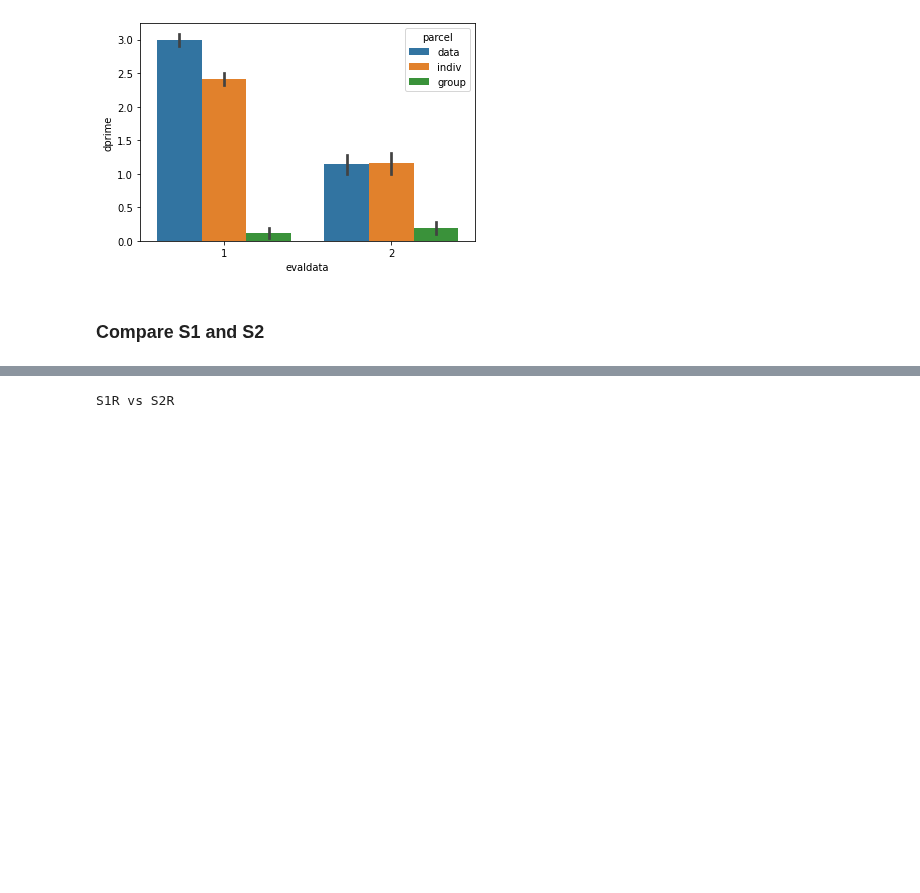
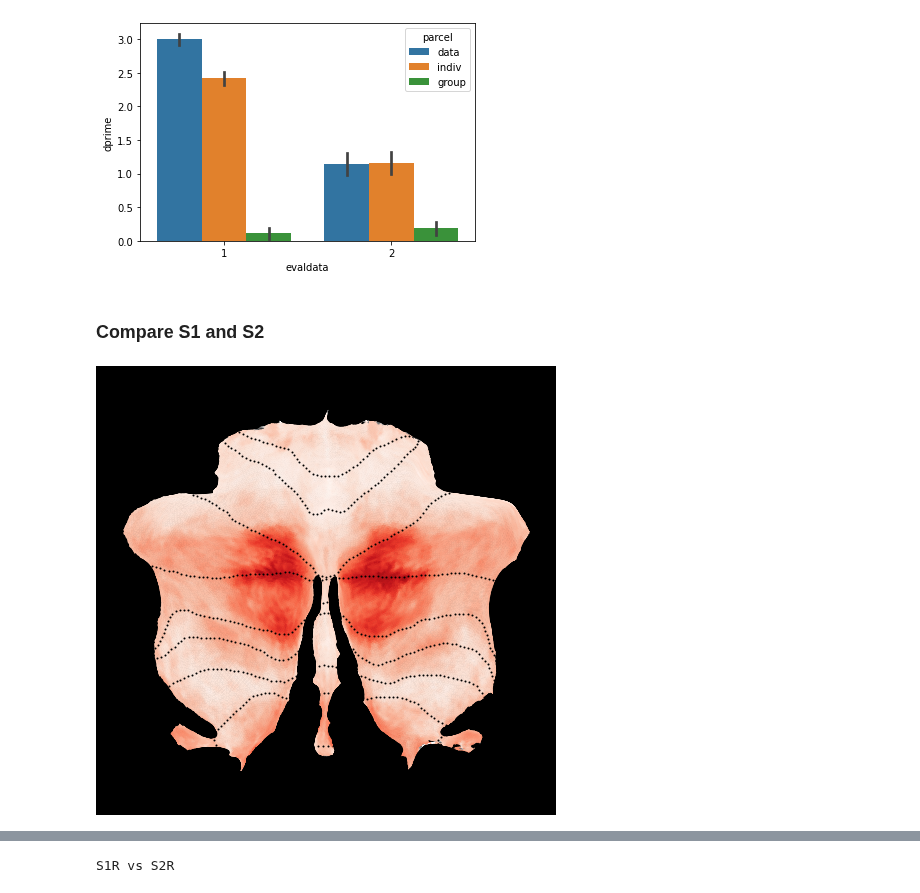
Before and after one commit to DiedrichsenLab/ProbabilisticParcellation, a Jupyter notebook: notebooks/atlas_paper/overlapping_regions.ipynb, the cells around one changed output, grey strips where cells are left out. Cells and saved outputs as stored; diff of their text form; code cells hidden in the pictures; blank space fills up the shorter version.

```diff
--- a/notebooks/atlas_paper/overlapping_regions.ipynb
+++ b/notebooks/atlas_paper/overlapping_regions.ipynb
@@ -73,3 +77,9 @@ t-test for difference in dprime: t(23)=12.837, p=0.000
 [figure]
 # %% [markdown]
 ### Compare S1 and S2
+# %%
+plt.figure(figsize=(8, 8))
+ppp.plot_parcel_prob('S1','NettekovenSym32',space='MNISymC2',backgroundcolor='w',bordercolor='k')
+plt.savefig(figure_path + 'Prob_S1.png',bbox_inches='tight')
+# %% [output]
+[figure, added]
```
Also changed, not shown: parts of 6 cells of this notebook, 1 other file.
